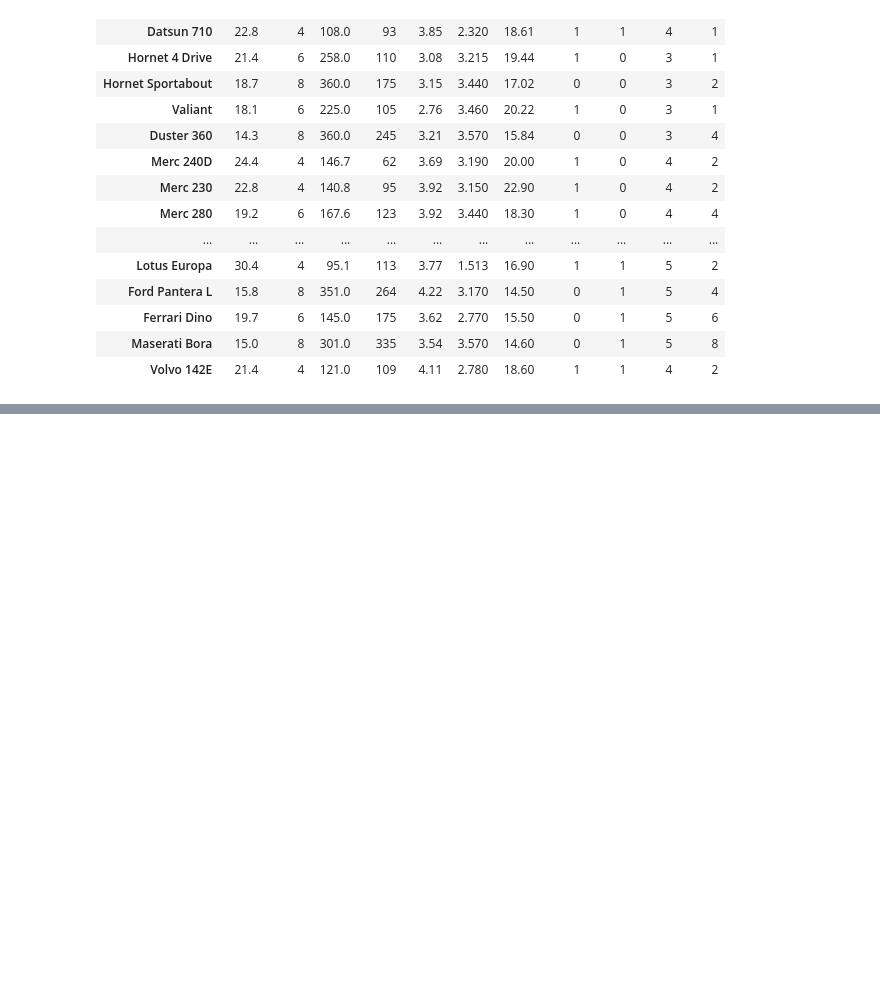
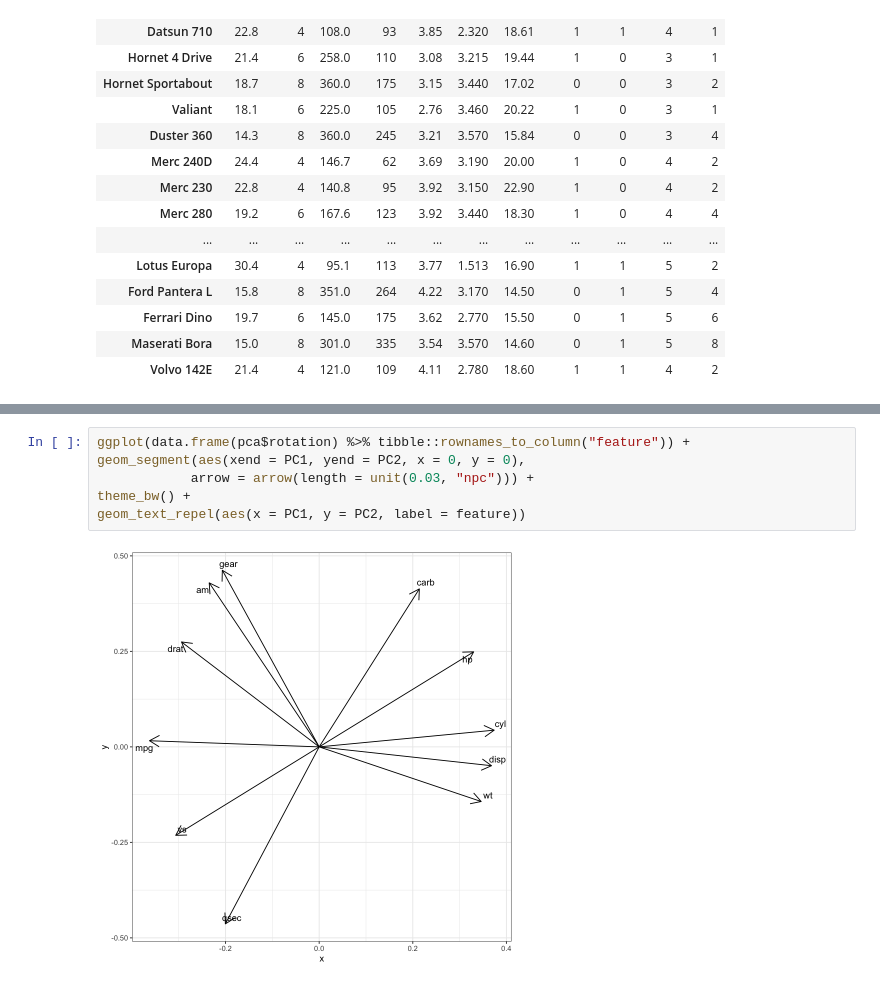
Before and after one commit to fmicompbio/PCA_intro2020, a Jupyter notebook: pca-intro.ipynb, the cells around one changed output, grey strips where cells are left out. Drawn from its saved outputs; the diff is of its cells as text; blank space fills up the shorter version.

```diff
--- a/pca-intro.ipynb
+++ b/pca-intro.ipynb
@@ -31,0 +207,8 @@ plot(mtcars$mpg, mtcars$disp)
+# %%
+ggplot(data.frame(pca$rotation) %>% tibble::rownames_to_column("feature")) +
+geom_segment(aes(xend = PC1, yend = PC2, x = 0, y = 0),
+            arrow = arrow(length = unit(0.03, "npc"))) +
+theme_bw() +
+geom_text_repel(aes(x = PC1, y = PC2, label = feature))
+# %% [output]
+[figure, added]
```
Also changed, not shown: parts of 44 cells of this notebook.
